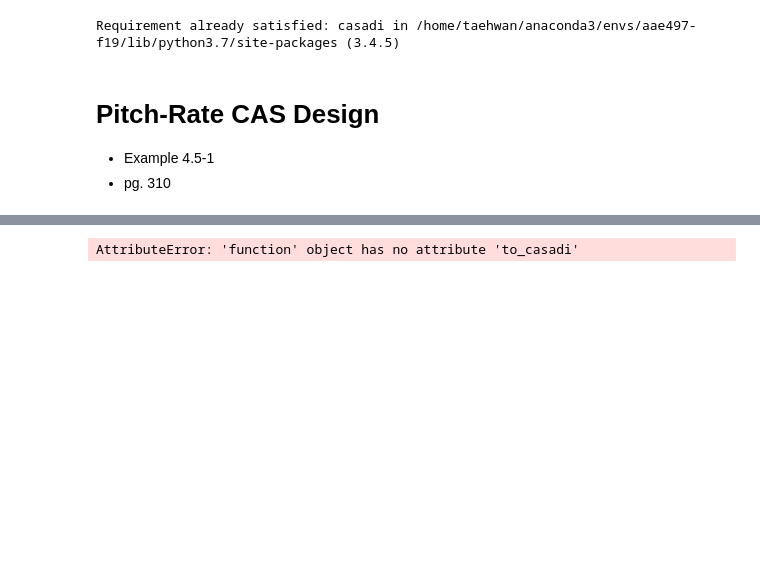
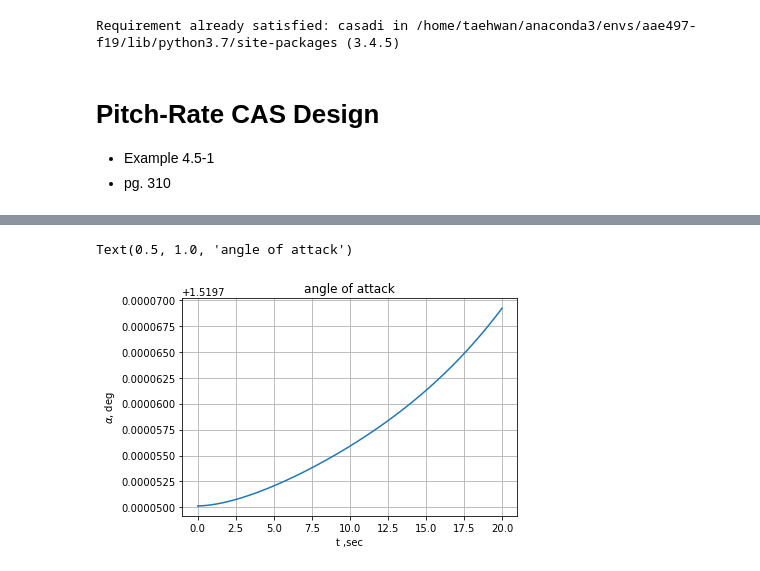
Before and after one commit to jgoppert/aae497-f19, a Jupyter notebook: python/lectures/2-F16-Intro.ipynb, the cells around one changed output, grey strips where cells are left out. Drawn from its saved outputs; the diff is of its cells as text; code cells hidden in the pictures; blank space fills up the shorter version.

```diff
--- a/python/lectures/2-F16-Intro.ipynb
+++ b/python/lectures/2-F16-Intro.ipynb
@@ -40,10 +40,11 @@ Control(thtl=DM(22.0367), ail_deg=DM(-3.93766), elv_deg=DM(32.8209), rdr_deg=DM(
 # %%
-res = f16.simulate(x0, f_control, p, 0, 20, 0.01)
+res = f16.simulate(x0, u0, p, 0, 20, 0.01)
 plt.plot(res['t'], np.rad2deg(res['x'][:, f16.State().name_to_index('alpha')]))
 plt.xlabel('t ,sec')
 plt.ylabel(r'$\alpha$, deg')
 plt.grid()
 plt.title('angle of attack')
 # %% [output]
-AttributeError: 'function' object has no attribute 'to_casadi'
+Text(0.5, 1.0, 'angle of attack')
+[figure, added]
 # %%
```
Also changed, not shown: parts of 5 cells of this notebook.
